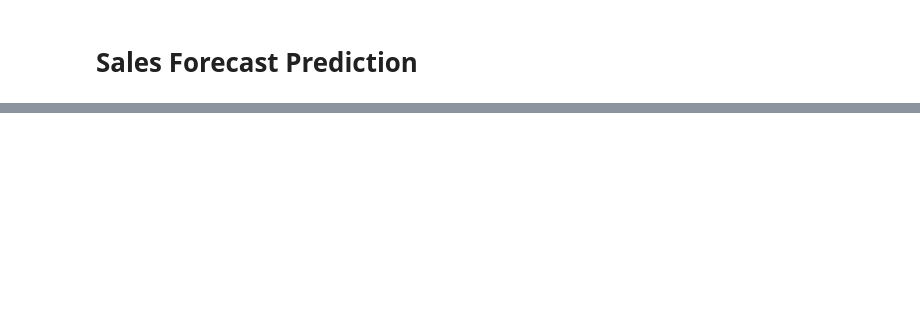
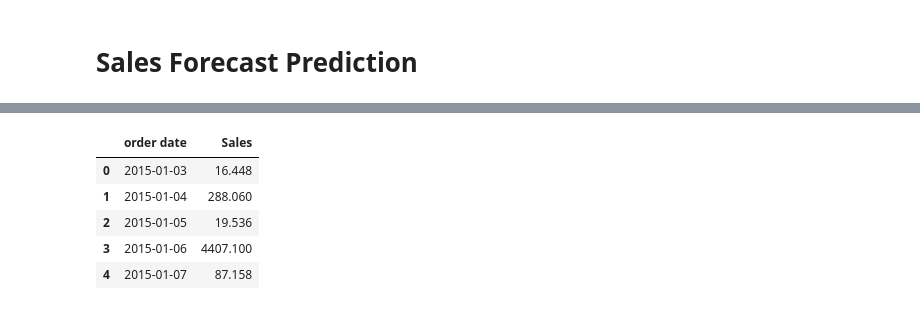
Before and after one commit to Praruj/Machine_learning_portfolio, a Jupyter notebook: Small_projects/Sales_forecast.ipynb, the cells around one changed output, grey strips where cells are left out. Saved outputs shown, nothing was run; the diff lists cells and outputs as text; code cells hidden in the pictures; blank space fills up the shorter version.

```diff
--- a/Small_projects/Sales_forecast.ipynb
+++ b/Small_projects/Sales_forecast.ipynb
@@ -20,4 +21,16 @@ df.head()
 | 3 | 4 | US-2016-108966 | 11/10/2016 | 18/10/2016 | Standard Class | SO-20335 | Sean O'Donnell | Consumer | United States | ... |
 | 4 | 5 | US-2016-108966 | 11/10/2016 | 18/10/2016 | Standard Class | SO-20335 | Sean O'Donnell | Consumer | United States | ... |
 # %%
+# Data processing and Visualization
+
 df["order date"]=pd.to_datetime(df["Order Date"],format="%d/%m/%Y")
+
+sales_by_date=df.groupby("order date")["Sales"].sum().reset_index()
+sales_by_date.head()
+# %% [output]
+|  | order date | Sales |
+| 0 | 2015-01-03 | 16.448 |
+| 1 | 2015-01-04 | 288.060 |
+| 2 | 2015-01-05 | 19.536 |
+| 3 | 2015-01-06 | 4407.100 |
+| 4 | 2015-01-07 | 87.158 |
```
Also changed, not shown: parts of 8 cells of this notebook.
